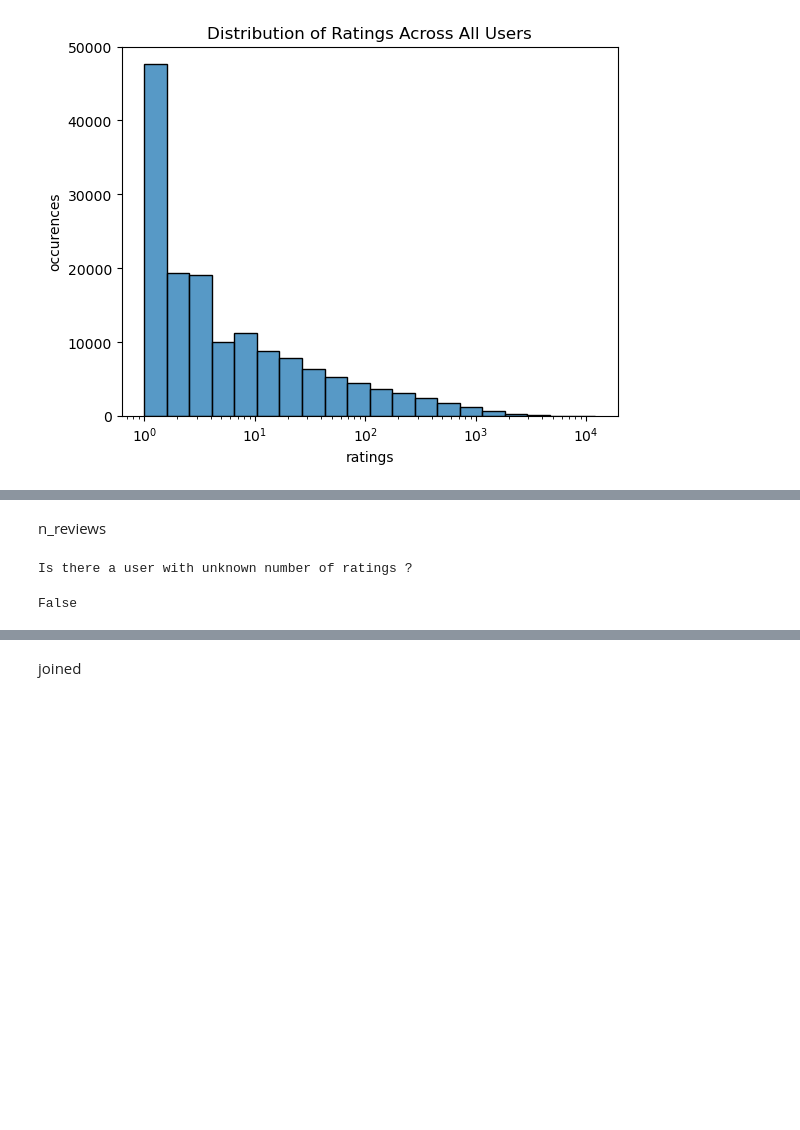
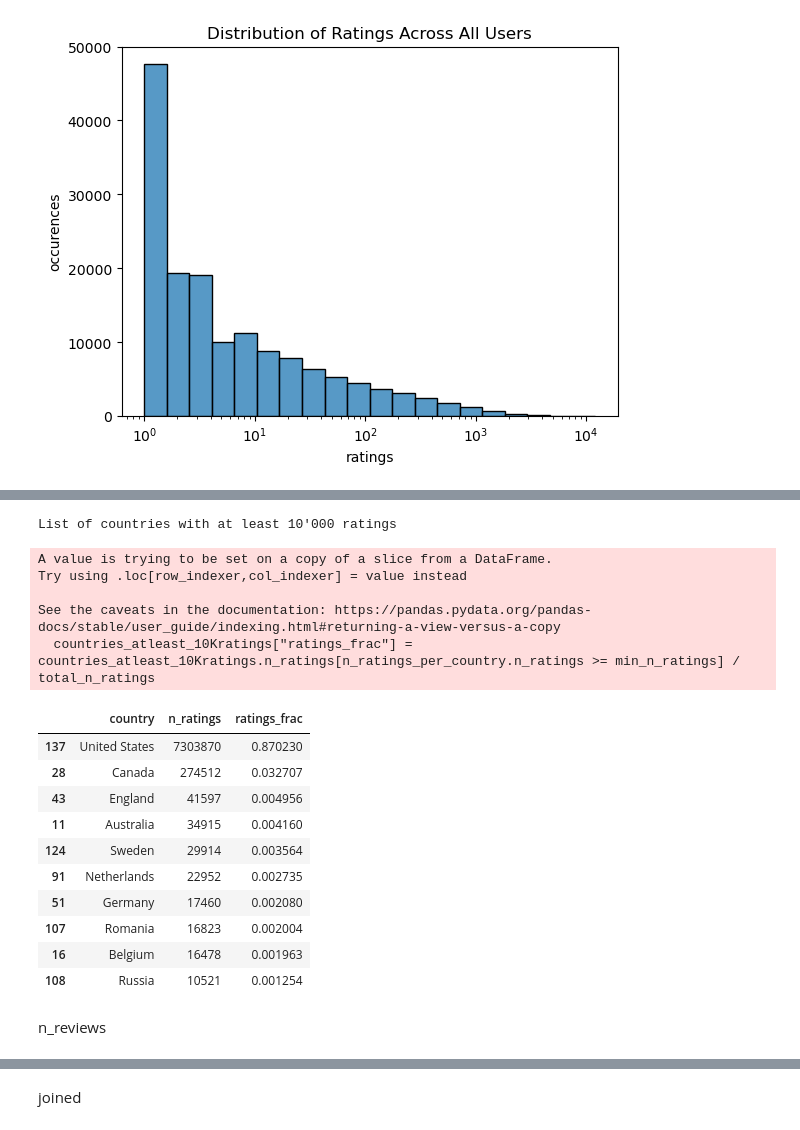
Before and after one commit to epfl-ada/ada-2022-project-analyteam, a Jupyter notebook: processing.ipynb, the cells around one changed output, grey strips where cells are left out. Cells and saved outputs as stored; diff of their text form; code cells hidden in the pictures; blank space fills up the shorter version.

```diff
--- a/processing.ipynb
+++ b/processing.ipynb
@@ -302,3 +355,7 @@ users_df.n_ratings.isna().any()
 # %% [output]
 Is there a user with unknown number of ratings ?
 False
+# %%
+print("Total number of ratings")
+total_n_ratings = users_df.n_ratings.sum()
+total_n_ratings
@@ -314,8 +387,32 @@ sns.histplot(data=users_df, x="n_ratings", ax=ax, bins=20, log_scale=True)
+# %%
+print("List of countries with at least 10'000 ratings")
+min_n_ratings = 10_000
+n_ratings_per_country = users_df[~users_df.country.isna()].groupby("country", as_index=False).agg({"n_ratings": np.sum})
+countries_atleast_10Kratings = n_ratings_per_country[n_ratings_per_country.n_ratings >= min_n_ratings]
+countries_atleast_10Kratings["ratings_frac"] = countries_atleast_10Kratings.n_ratings[n_ratings_per_country.n_ratings >= min_n_ratings] / \
+    total_n_ratings
+countries_atleast_10Kratings = countries_atleast_10Kratings.sort_values(by="n_ratings", ascending=False)
+countries_atleast_10Kratings
+# %% [output]
+List of countries with at least 10'000 ratings
+A value is trying to be set on a copy of a slice from a DataFrame.
+Try using .loc[row_indexer,col_indexer] = value instead
+
+See the caveats in the documentation: https://pandas.pydata.org/pandas-docs/stable/user_guide/indexing.html#returning-a-view-versus-a-copy
+  countries_atleast_10Kratings["ratings_frac"] = countries_atleast_10Kratings.n_ratings[n_ratings_per_country.n_ratings >= min_n_ratings] / total_n_ratings
+|  | country | n_ratings | ratings_frac |
+| 137 | United States | 7303870 | 0.870230 |
+| 28 | Canada | 274512 | 0.032707 |
+| 43 | England | 41597 | 0.004956 |
+| 11 | Australia | 34915 | 0.004160 |
+| 124 | Sweden | 29914 | 0.003564 |
+| 91 | Netherlands | 22952 | 0.002735 |
+| 51 | Germany | 17460 | 0.002080 |
+| 107 | Romania | 16823 | 0.002004 |
+| 16 | Belgium | 16478 | 0.001963 |
+| 108 | Russia | 10521 | 0.001254 |
 # %% [markdown]
 n_reviews
 # %%
-print("Is there a user with unknown number of ratings ?")
+print("Is there a user with unknown number of reviews ?")
 users_df.n_reviews.isna().any()
-# %% [output]
-Is there a user with unknown number of ratings ?
-False
```
Also changed, not shown: parts of 21 cells of this notebook.
